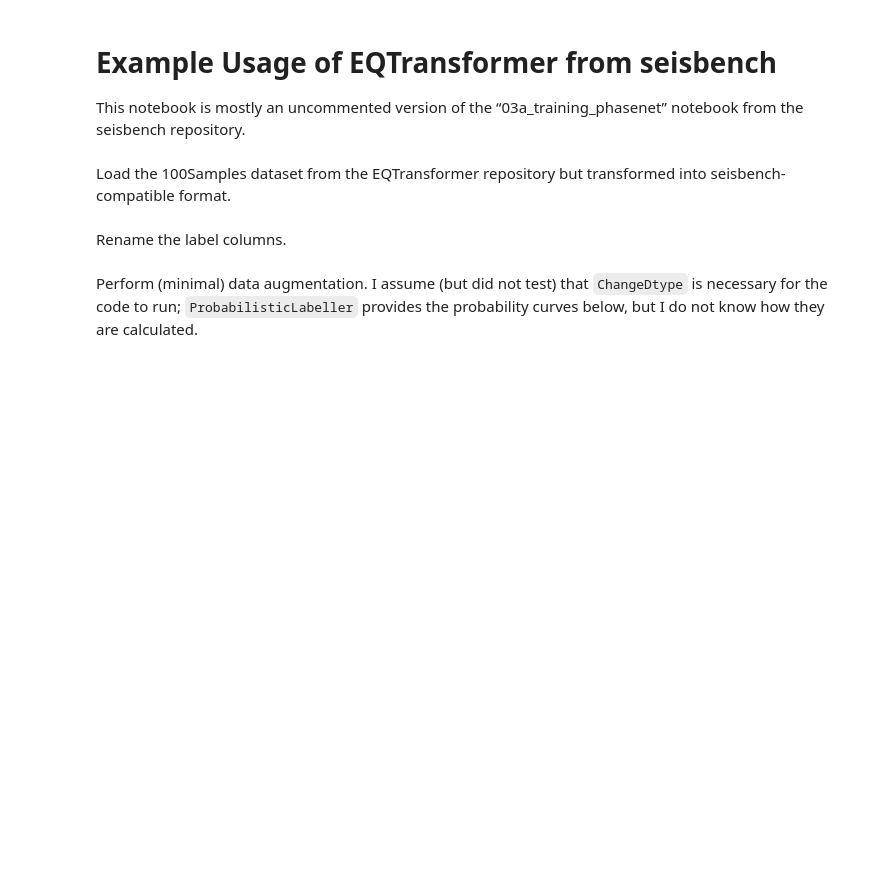
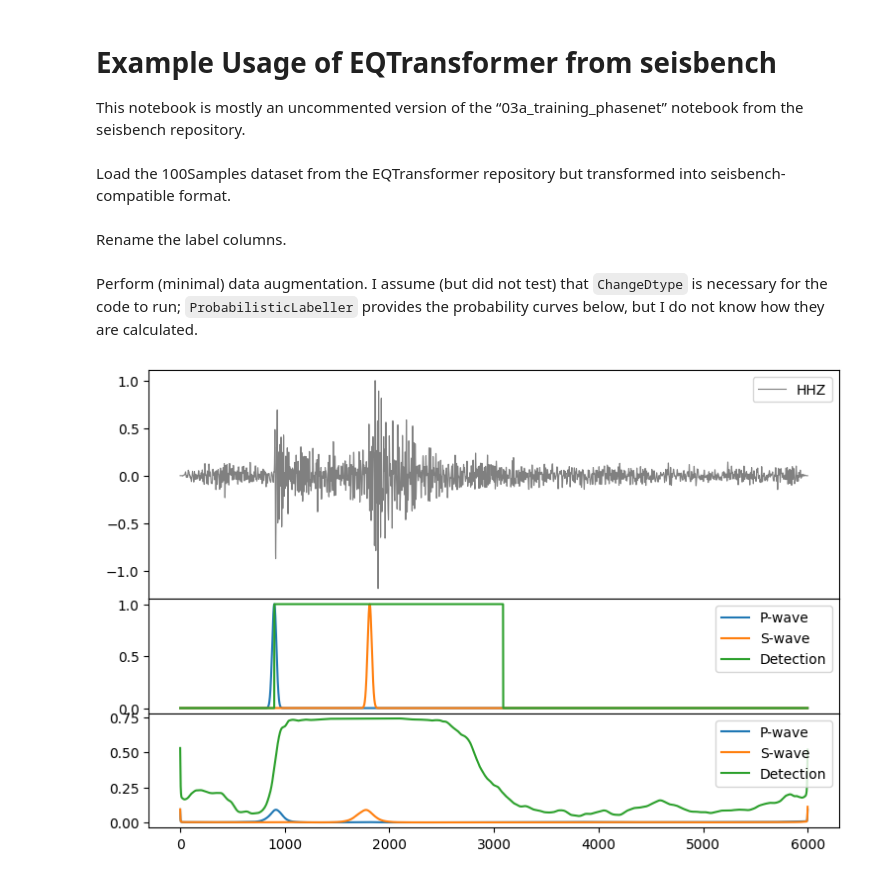
Before and after one commit to ib31iat/earthquake-monitoring, a Jupyter notebook: EQTransformer_swag_pred.ipynb, the cells around one changed output. Saved outputs shown, nothing was run; the diff lists cells and outputs as text; code cells hidden in the pictures; blank space fills up the shorter version.

Commit message:
Update swag prediction notebook

```diff
--- a/EQTransformer_swag_pred.ipynb
+++ b/EQTransformer_swag_pred.ipynb
@@ -32,32 +32,40 @@ train_loader, dev_loader, test_loader = preprocess(data, batch_size, num_workers
 # %%
 from swag.posteriors import SWAG
 
 dataset = test_loader.dataset
 # Get a random sample
 random_index = int(np.random.random()*len(dataset))
 sample = dataset[random_index]
 
-fig = plt.figure(figsize=(10, 5))
+fig = plt.figure(figsize=(9, 6))
 axs = fig.subplots(3, 1, sharex=True, gridspec_kw={"hspace": 0, "height_ratios": [2, 1, 1]})
 
-axs[0].plot((sample["X"][0]/np.amax(sample["X"][0])).T, label='HHZ', linewidth=1)
-axs[1].plot(sample["y"].T, label=['P-wave','S-wave','Detection'])
+axs[0].plot((sample["X"][0]/np.amax(sample["X"][0])).T, label='HHZ', linewidth=.8, color='gray')
+axs[1].plot(sample["y"][:2].T, label=['P-wave','S-wave'])
+axs[1].plot(sample["detections"].T, label='Detection')
 
-weights = torch.load('.cache/swag-5.pt')['state_dict']
+weights = torch.load('.cache/swag-15.pt')['state_dict']
 model = SWAG(
         EQTransformer,
         no_cov_mat=True,
         max_num_models=20,
         in_channels= 1
     )
 model.load_state_dict(state_dict=weights, strict=False)
 model.cuda()
 
 model.sample(0.0)
-pred = model(torch.tensor(sample['X'][:1,:], device='cuda').unsqueeze(0)).detach().cpu().numpy()[0]
-axs[2].plot(pred.T, label=['P-wave','S-wave','Detection'])
+outputs = model(torch.tensor(sample['X'][:1,:], device='cuda').unsqueeze(0))
+pred =  torch.stack(outputs, dim=1).detach().cpu().numpy()[0]
 
-print(pred)
+pred_rearanged = np.empty(pred.shape)
+pred_rearanged[0] = pred[1]
+pred_rearanged[1] = pred[2]
+pred_rearanged[2] = pred[0]
+
+axs[2].plot(pred_rearanged.T, label=['P-wave','S-wave','Detection'])
 
 for ax in axs:
     ax.legend()
+# %% [output]
+[figure, added]
```
Also changed, not shown: parts of 1 cell of this notebook.
